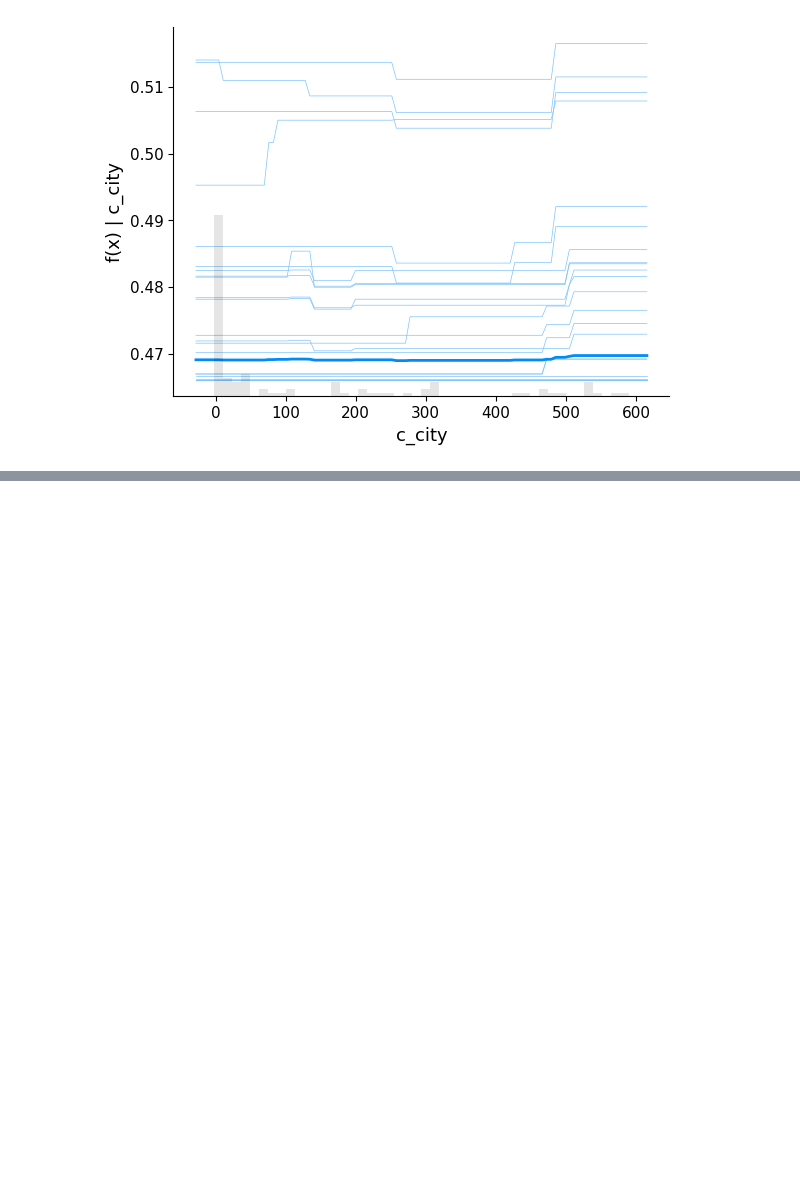
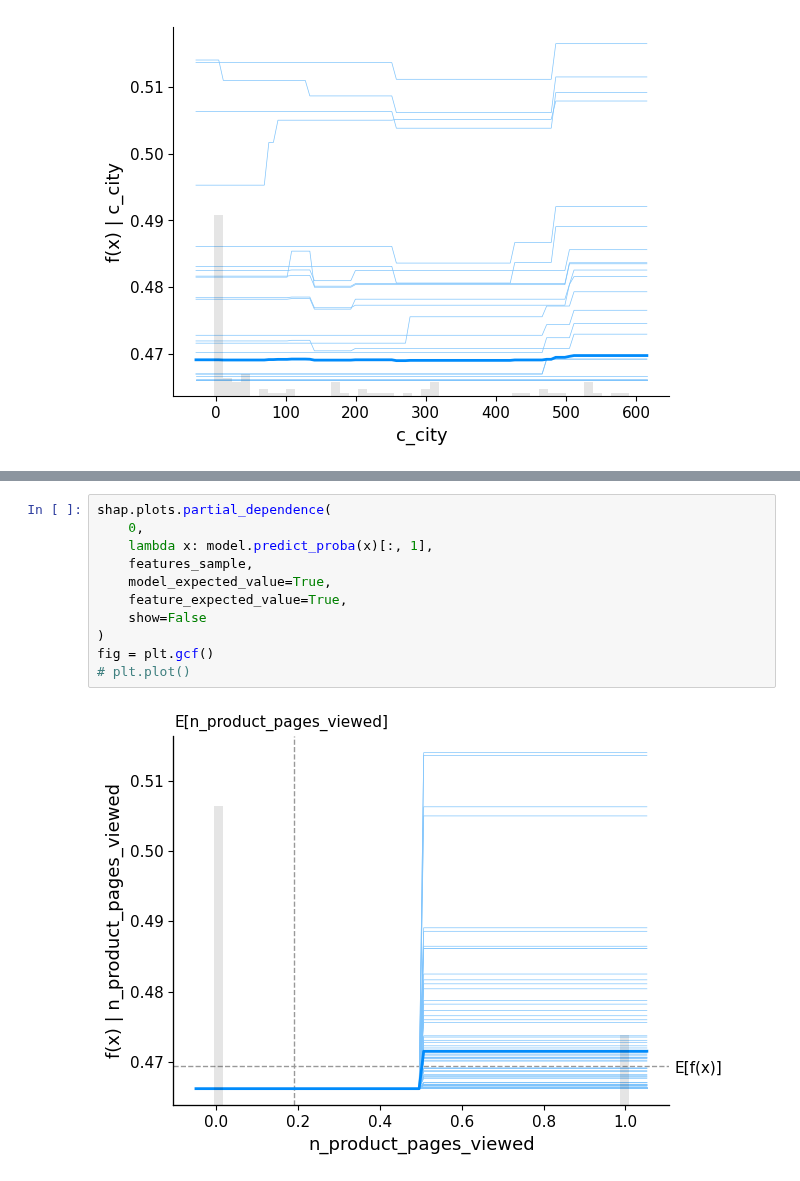
Before and after one commit to getindata/quickstart-ml-blueprints, a Jupyter notebook: ga4-mlops/notebooks/explanation.ipynb, the cells around one changed output, grey strips where cells are left out. Drawn from its saved outputs; the diff is of its cells as text; blank space fills up the shorter version.

```diff
--- a/ga4-mlops/notebooks/explanation.ipynb
+++ b/ga4-mlops/notebooks/explanation.ipynb
@@ -210,0 +254,13 @@ for idx in top_5_features:
+# %%
+shap.plots.partial_dependence(
+    0,
+    lambda x: model.predict_proba(x)[:, 1],
+    features_sample,
+    model_expected_value=True,
+    feature_expected_value=True,
+    show=False
+)
+fig = plt.gcf()
+# plt.plot()
+# %% [output]
+[figure, added]
```
Also changed, not shown: parts of 18 cells of this notebook, 4 other files.
